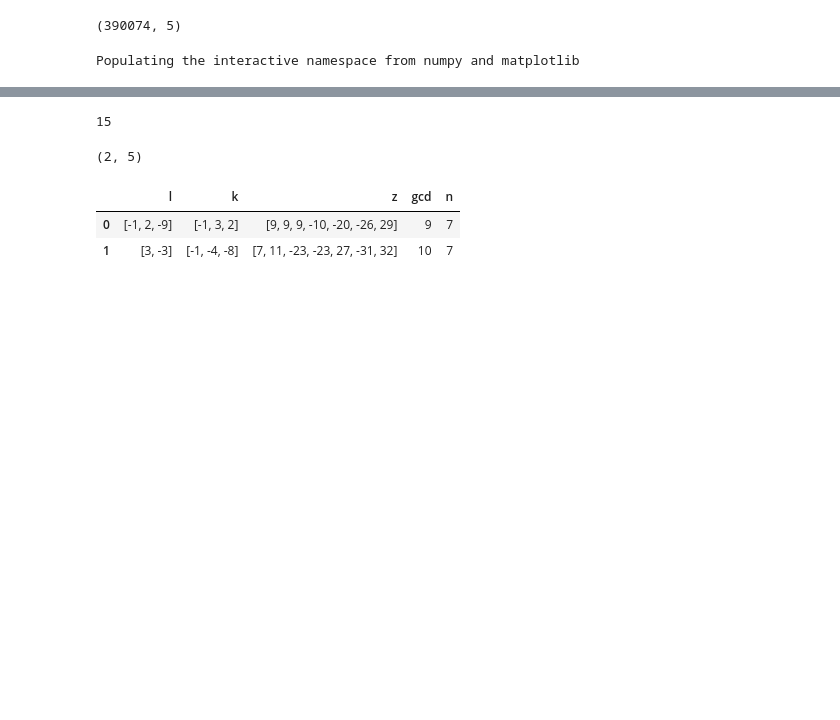
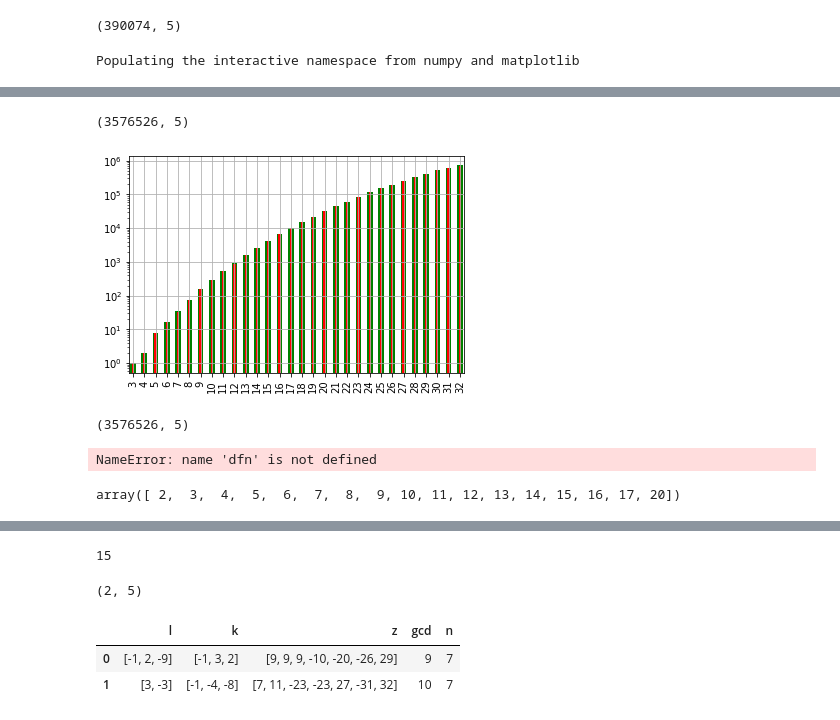
Before and after one commit to restrepo/Advanced_Computation, a Jupyter notebook: Multiprocessing.ipynb, the cells around one changed output, grey strips where cells are left out. Saved outputs shown, nothing was run; the diff lists cells and outputs as text; code cells hidden in the pictures; blank space fills up the shorter version.

```diff
--- a/Multiprocessing.ipynb
+++ b/Multiprocessing.ipynb
@@ -408,0 +402,2 @@ plt.grid()
+# %%
+df['lkmax']=(df['l']+df['k']).apply(lambda l: np.abs(l)).apply(lambda l: l.max())
@@ -408,0 +469,8 @@ plt.grid()
+# %%
+lf=[]
+for n in range(5,13):
+    df=pd.concat(l)
+dd={'n':12,'max':11}
+m=dd['max']
+dd['dim']=(dd['max']*2+1)**(dd['n']-2)
+dd
@@ -409 +567,36 @@ plt.grid()
+# %%
+n=12
+#(sl['z'].str[-1].abs().value_counts().sort_index()).plot(kind='bar',color='y')
+#(df[df['z'].apply(len)==n]['z'].str[-1].abs().value_counts().sort_index()).plot(kind='bar',color='g', width=1)#stacked=True, )
+#(df[df['z'].apply(len)==n]['z'].str[-1].abs().value_counts().sort_index()).plot(kind='bar',color='g')
+(df['z'].str[-1].abs().value_counts().sort_index()).plot(kind='bar',color='g')
+#lkmax=10
+#df=df[df['lkmax'] <= lkmax]
+#(df['z'].str[-1].abs().value_counts().sort_index()).plot(kind='bar')
+
+lkmax=12
+(df[ (df['lkmax'] <= lkmax) & (df['z'].str[-1].abs()>=0) ]['z'].str[-1].abs().value_counts().sort_index()).plot(kind='bar',color='r',width=0.2)
+print(df.shape)
+
+
+#(sl['z'].str[-1].abs().value_counts().sort_index()).plot(kind='bar',color='y')
+plt.yscale('log')
+plt.grid()
+#plt.xlim(-0.5,20)
+#plt.ylim(0,10000)
+# %% [output]
+(3576526, 5)
+[figure, added]
+# %%
+df.shape
+# %% [output]
+(3576526, 5)
+# %%
+dfn.shape
+# %% [output]
+NameError: name 'dfn' is not defined
+# %%
+df['lkmax'].sort_values().unique()
+# %% [output]
+array([ 2,  3,  4,  5,  6,  7,  8,  9, 10, 11, 12, 13, 14, 15, 16, 17, 20])
 # %%
```
Also changed, not shown: parts of 34 cells of this notebook.
